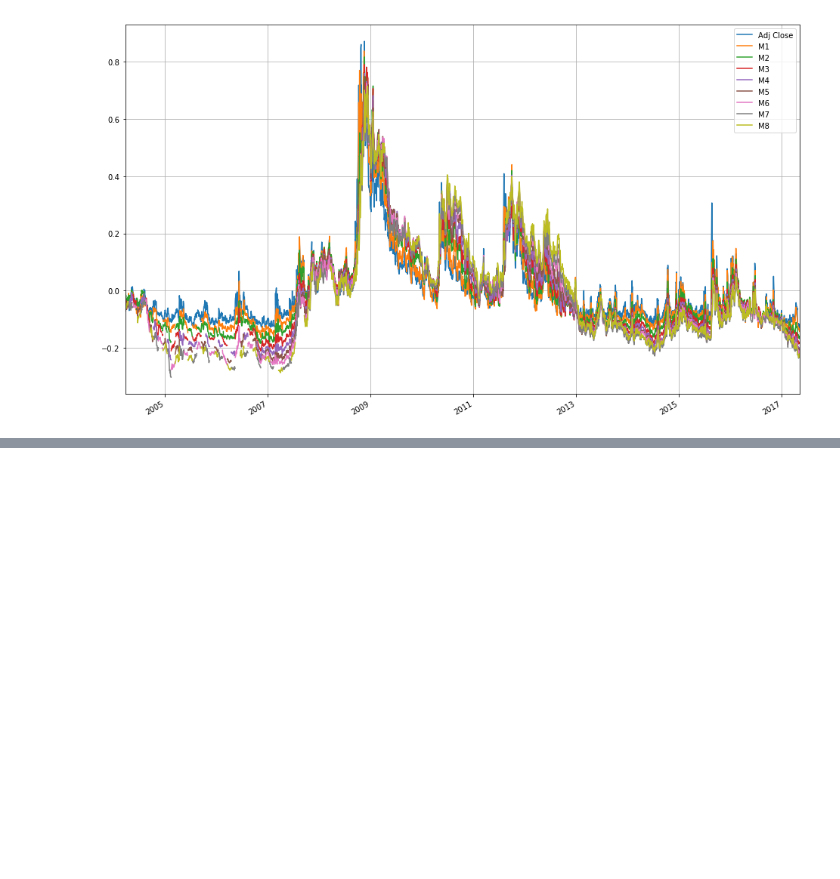
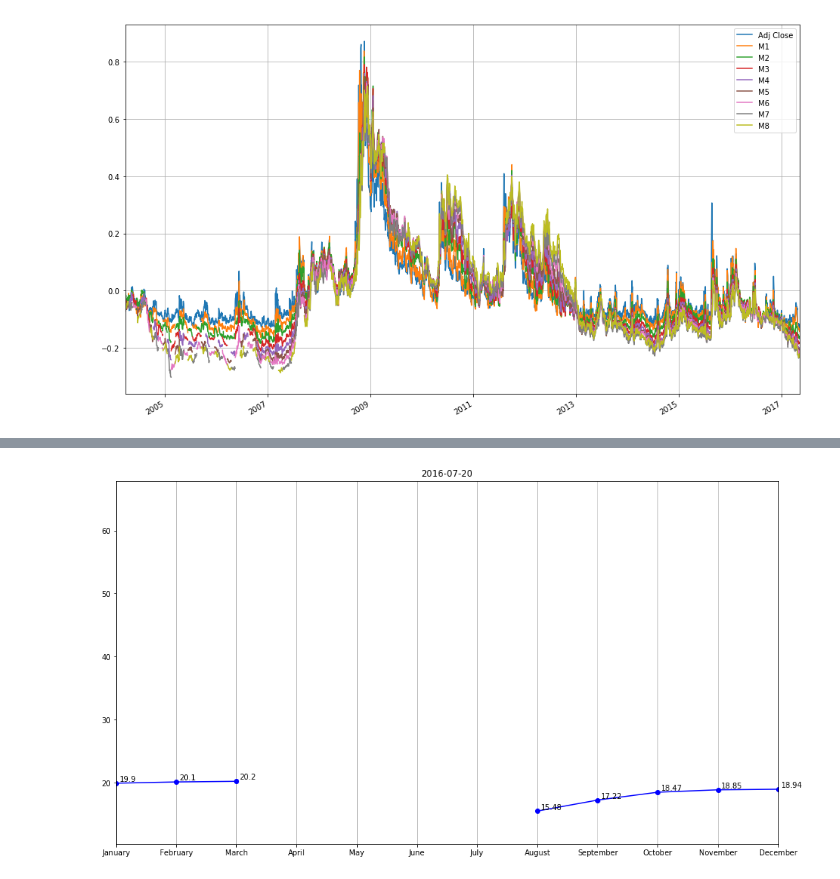
Before and after one commit to leyhline/vix-term-structure, a Jupyter notebook: overview.ipynb, the cells around one changed output, grey strips where cells are left out. Saved outputs shown, nothing was run; the diff lists cells and outputs as text; code cells hidden in the pictures; blank space fills up the shorter version.

Commit message:
Create annual data structure

```diff
--- a/overview.ipynb
+++ b/overview.ipynb
@@ -9,9 +12,8 @@ xm_settle = pd.read_csv("data/8_m_settle.csv", usecols=range(1,10), dtype=np.flo
                         parse_dates=[0], header=0, index_col=0, na_values=0)
 xm_symbols = pd.read_csv("data/8_m_symbols.csv", usecols=range(1,10), parse_dates=[0],
                          header=0, index_col=0, na_values=0)
-expiration_months = pd.read_csv("data/expiration.months.csv", usecols=range(1,14),
-                                parse_dates=[0], header=0, index_col=0, na_values=0)
-vix_index = pd.read_csv("data/vix.csv", parse_dates=[0], header=0, index_col=0, na_values=[0,"null"],
+expiration_months = pd.read_csv("data/expiration.months.csv", header=0, usecols=range(1,13), dtype=np.float32)
+vix_index = pd.read_csv("data/vix.csv", parse_dates=[0], header=0, index_col=0, na_values="null",
                         dtype=np.float32)
 # %% [markdown]
 ## Plot all the term structures in some large range
@@ -72,0 +79,48 @@ plt.show()
+# %%
+# Create a new data frame (not very efficient)
+xm_year = pd.DataFrame(index=xm_settle.index, columns=expiration_months.columns, dtype=np.float32)
+def symbol_to_month(symbol):
+    mapping_dict = {"F":"January", "G":"February", "H":"March", "J":"April", "K":"May", "M":"June",
+                    "N":"July", "Q":"August", "U":"September", "V":"October", "X":"November", "Z":"December"}
+    return mapping_dict[symbol[0]]
+for date, data in xm_year.iterrows():
+    symbol = xm_symbols.loc[date].dropna().map(symbol_to_month)
+    settle = xm_settle[symbol.index].loc[date]
+    data[symbol] = settle
+# %%
+def plot_xm_year(index, scale=None, save=False):
+    global xm_year
+    month_to_x = {month:idx for idx, month in enumerate(xm_year.columns)}
+    data = xm_year.iloc[index].dropna()
+    x = data.rename(month_to_x).index.values
+    y = data.values
+    global xm_symbols
+    months = xm_symbols.iloc[index].dropna().map(symbol_to_month).map(month_to_x)
+    months_increasing = all(months[i] < months[i+1] for i in range(len(months) - 1))
+    plt.figure(figsize=(16,9))
+    if months_increasing:
+        plt.plot(x, y, "-ob")
+    else:
+        splitindex = len(months) - months.values.argmin()
+        plt.plot(x[:splitindex], y[:splitindex], "-ob")
+        plt.plot(x[splitindex:], y[splitindex:], "-ob")
+    plt.xticks(np.arange(12), xm_year.columns)
+    if scale:
+        y_min = xm_year.min().min()
+        y_max = xm_year.max().max()
+        plt.ylim(y_min, y_max)
+    plt.xlim(0, 11)
+    ydiff = plt.ylim()[1] - plt.ylim()[0]
+    xdiff = plt.xlim()[1] - plt.xlim()[0]
+    for idx, idy in zip(x, y):
+        plt.text(idx + xdiff/200, idy + ydiff/200, idy)
+    plt.grid(axis="x")
+    plt.title(xm_year.iloc[index].name.date())
+    if save:
+        plt.savefig("img_annual_structure/{:04d}.png".format(index))
+        plt.close()
+    else:
+        plt.show()
+plot_xm_year(3100, scale=True)
+# %% [output]
+[figure, added]
```
Also changed, not shown: parts of 2 cells of this notebook, 1 other file.
